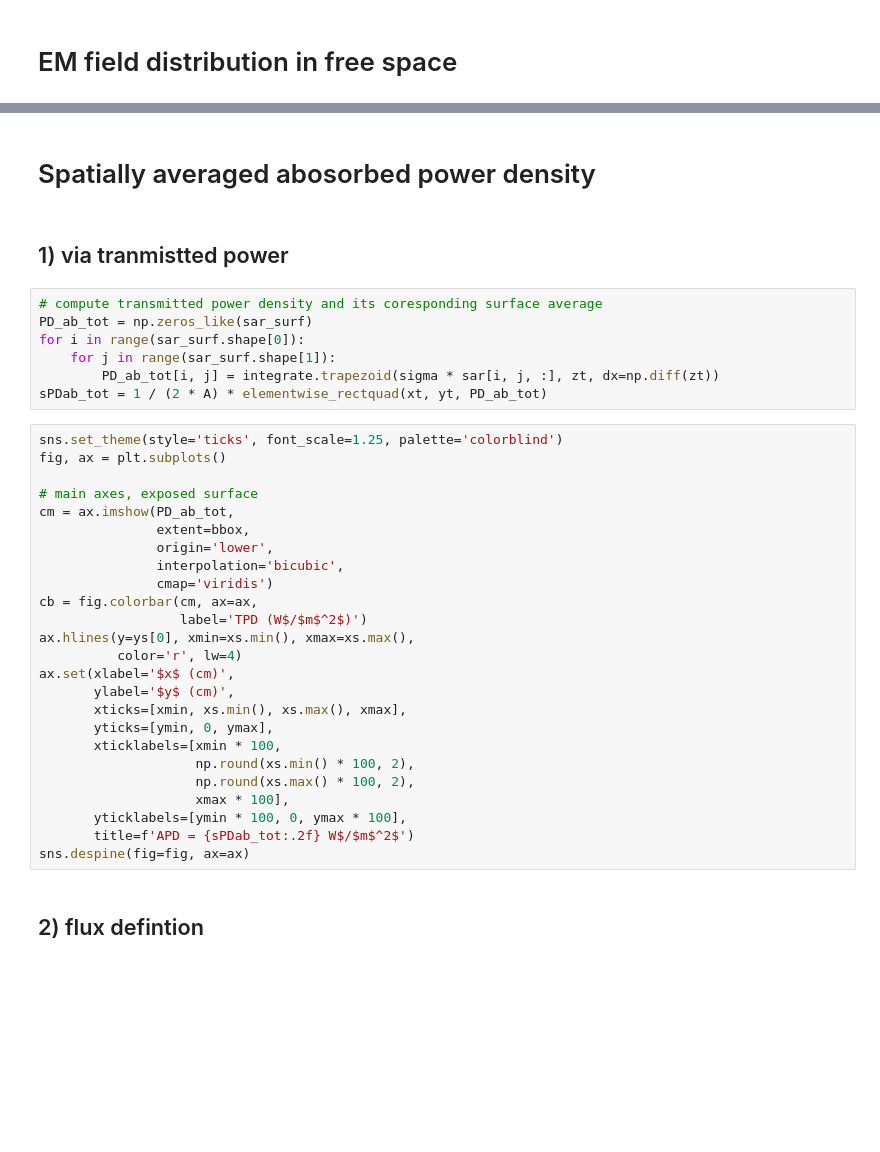
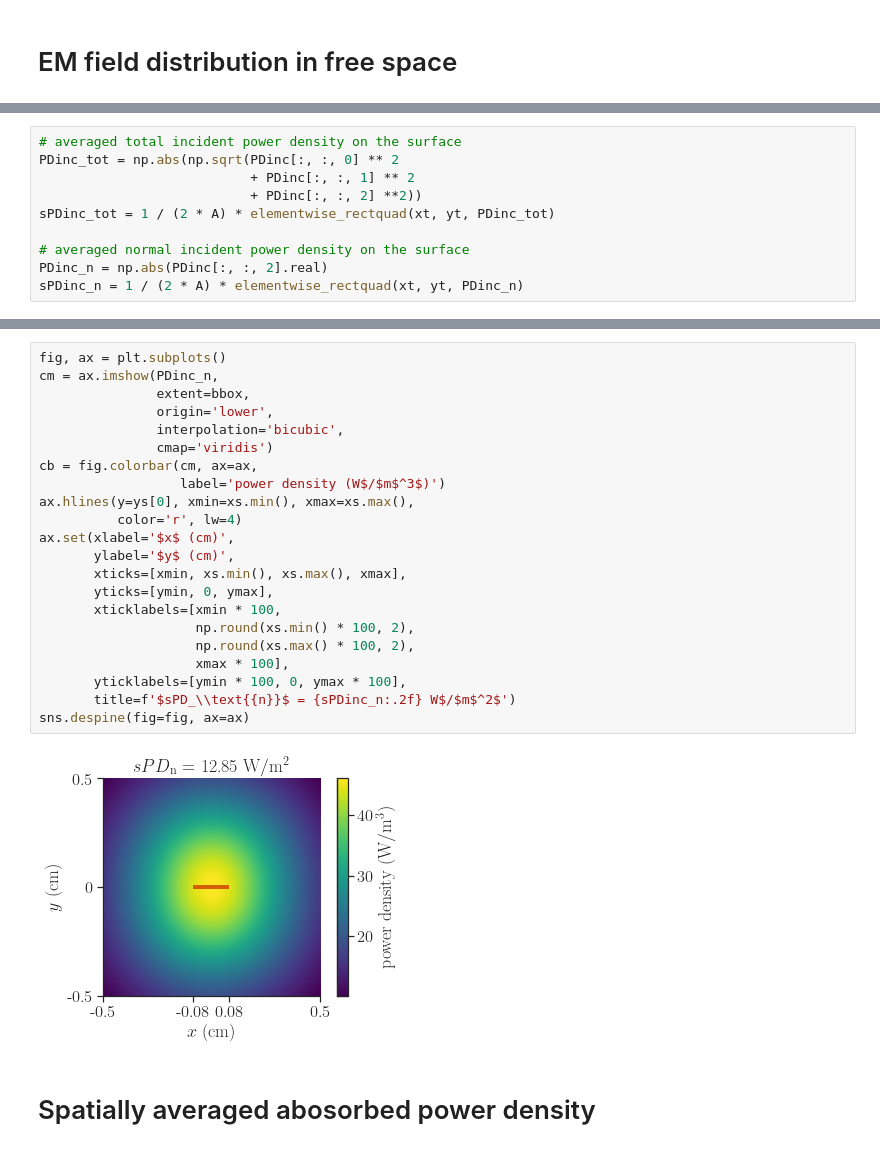
Before and after one commit to akapet00/EMF-exposure-analysis, a Jupyter notebook: playground/IEEE-ICES-TC95-SC6-WG7/apd-definition.ipynb, the cells around one changed output, grey strips where cells are left out. Cells and saved outputs as stored; diff of their text form; blank space fills up the shorter version.

```diff
--- a/playground/IEEE-ICES-TC95-SC6-WG7/apd-definition.ipynb
+++ b/playground/IEEE-ICES-TC95-SC6-WG7/apd-definition.ipynb
@@ -137 +183,11 @@ sar = np.outer(
+# %%
+# averaged total incident power density on the surface
+PDinc_tot = np.abs(np.sqrt(PDinc[:, :, 0] ** 2
+                           + PDinc[:, :, 1] ** 2
+                           + PDinc[:, :, 2] **2))
+sPDinc_tot = 1 / (2 * A) * elementwise_rectquad(xt, yt, PDinc_tot)
+
+# averaged normal incident power density on the surface
+PDinc_n = np.abs(PDinc[:, :, 2].real)
+sPDinc_n = 1 / (2 * A) * elementwise_rectquad(xt, yt, PDinc_n)
 # %%
@@ -161,38 +217,26 @@ sns.despine(fig=fig, ax=ax)
+# %%
+fig, ax = plt.subplots()
+cm = ax.imshow(PDinc_n,
+               extent=bbox,
+               origin='lower',
+               interpolation='bicubic',
+               cmap='viridis')
+cb = fig.colorbar(cm, ax=ax,
+                  label='power density (W$/$m$^3$)')
+ax.hlines(y=ys[0], xmin=xs.min(), xmax=xs.max(),
+          color='r', lw=4)
+ax.set(xlabel='$x$ (cm)',
+       ylabel='$y$ (cm)',
+       xticks=[xmin, xs.min(), xs.max(), xmax],
+       yticks=[ymin, 0, ymax],
+       xticklabels=[xmin * 100,
+                    np.round(xs.min() * 100, 2),
+                    np.round(xs.max() * 100, 2),
+                    xmax * 100],
+       yticklabels=[ymin * 100, 0, ymax * 100],
+       title=f'$sPD_\\text{{n}}$ = {sPDinc_n:.2f} W$/$m$^2$')
+sns.despine(fig=fig, ax=ax)
+# %% [output]
+[figure, added]
 # %% [markdown]
 # Spatially averaged abosorbed power density
-# %% [markdown]
-## 1) via tranmistted power
-# %%
-# compute transmitted power density and its coresponding surface average
-PD_ab_tot = np.zeros_like(sar_surf)
-for i in range(sar_surf.shape[0]):
-    for j in range(sar_surf.shape[1]):
-        PD_ab_tot[i, j] = integrate.trapezoid(sigma * sar[i, j, :], zt, dx=np.diff(zt))
-sPDab_tot = 1 / (2 * A) * elementwise_rectquad(xt, yt, PD_ab_tot)
-# %%
-sns.set_theme(style='ticks', font_scale=1.25, palette='colorblind')
-fig, ax = plt.subplots()
-
-# main axes, exposed surface
-cm = ax.imshow(PD_ab_tot,
-               extent=bbox,
-               origin='lower',
-               interpolation='bicubic',
-               cmap='viridis')
-cb = fig.colorbar(cm, ax=ax,
-                  label='TPD (W$/$m$^2$)')
-ax.hlines(y=ys[0], xmin=xs.min(), xmax=xs.max(),
-          color='r', lw=4)
-ax.set(xlabel='$x$ (cm)',
-       ylabel='$y$ (cm)',
-       xticks=[xmin, xs.min(), xs.max(), xmax],
-       yticks=[ymin, 0, ymax],
-       xticklabels=[xmin * 100,
-                    np.round(xs.min() * 100, 2),
-                    np.round(xs.max() * 100, 2),
-                    xmax * 100],
-       yticklabels=[ymin * 100, 0, ymax * 100],
-       title=f'APD = {sPDab_tot:.2f} W$/$m$^2$')
-sns.despine(fig=fig, ax=ax)
-# %% [markdown]
-## 2) flux defintion
```
Also changed, not shown: parts of 17 cells of this notebook.
